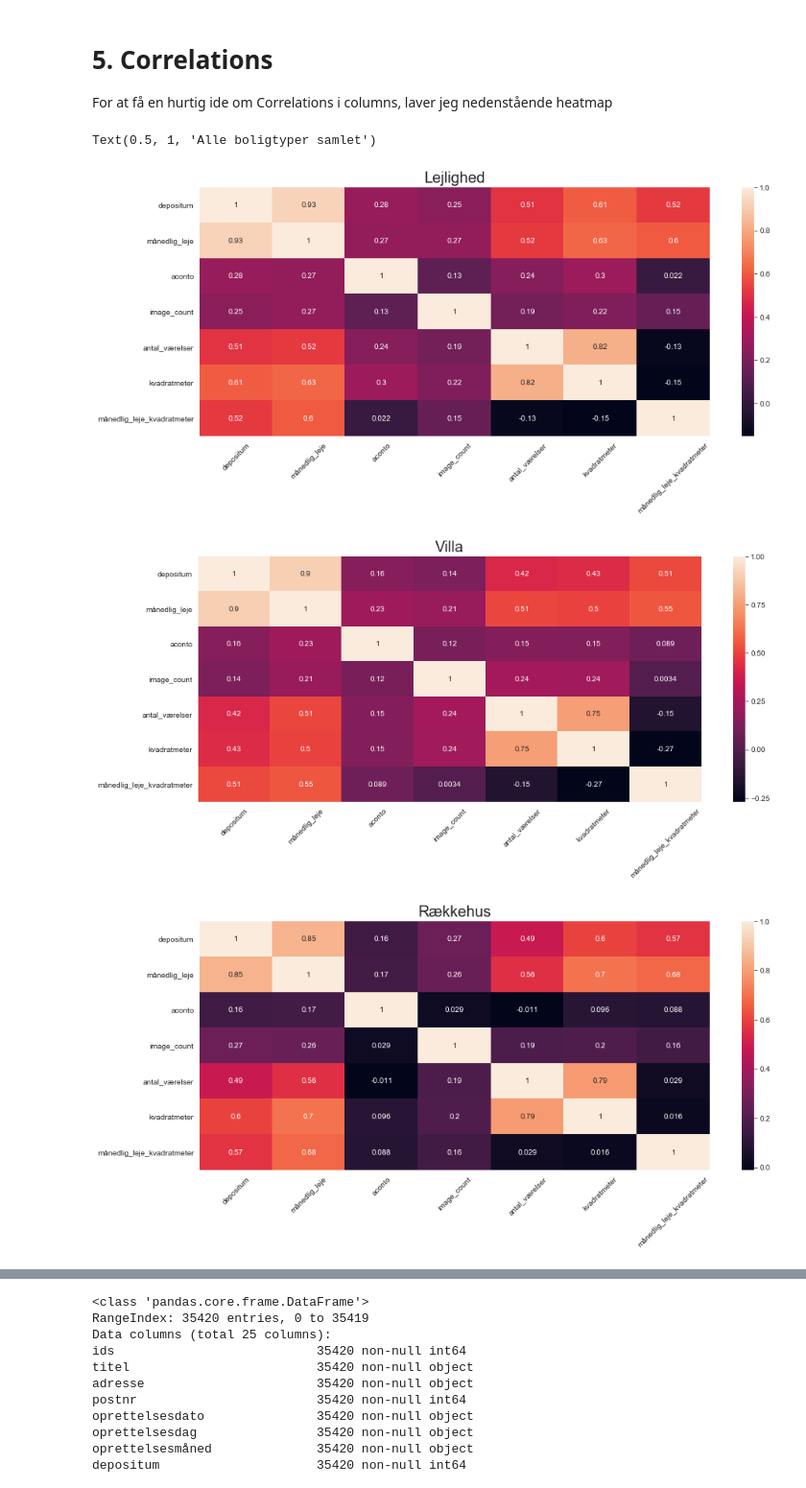
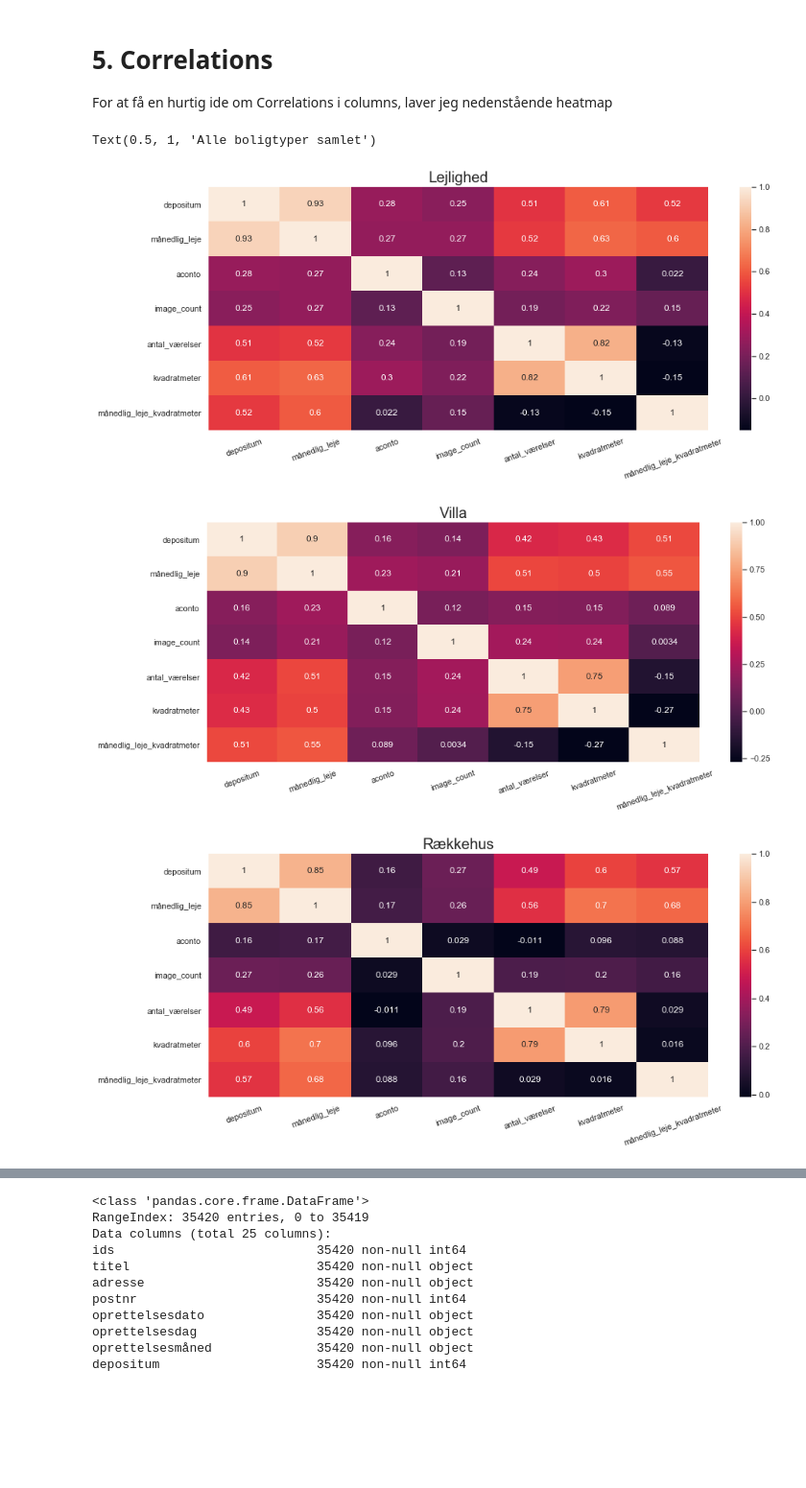
Before and after one commit to MadsJC/Bolig-site-analyse, a Jupyter notebook: PYTHON - Exploratory Data Analysis (EDA).ipynb, the cells around one changed output, grey strips where cells are left out. Shown: that part at 96% size. Saved outputs shown, nothing was run; the diff lists cells and outputs as text; code cells hidden in the pictures; blank space fills up the shorter version.

Commit message:
update to graphs

```diff
--- a/PYTHON - Exploratory Data Analysis (EDA).ipynb
+++ b/PYTHON - Exploratory Data Analysis (EDA).ipynb
@@ -30,6 +30,7 @@ warnings.simplefilter(action='ignore', category=RuntimeWarning)
 import matplotlib.pyplot as plt
 import seaborn as sns
 sns.set_style("whitegrid")
+sns.set(font_scale=1.0)
 import plotly.express as px
 import plotly.graph_objects as go
 # %%
@@ -87,11 +88,17 @@ Det har jeg valgt ikke at gøre her - men skal være opmærksom på, at 75% af a
 # %%
 def make_cat_plot(slt_category_x, slt_facet_col='boligtype'):
-    df_cat_plot = df.groupby([slt_facet_col, slt_category_x], as_index=False).count().rename(columns={'adresse':'Antal'})
-    fig_cat = px.bar(df_cat_plot, x=slt_category_x, y='Antal', title=f'Countplot per boligtype ({slt_category_x})',
-                     facet_col=slt_facet_col, facet_col_wrap=4)
-    return fig_cat.show(renderer='notebook_connected')
+    fig_cat = sns.catplot(x=slt_category_x, hue=slt_facet_col, col=slt_facet_col,
+                    data=df, kind="count",
+                    height=3, dodge=False)
+    plt.subplots_adjust(top=0.8)
+    fig_cat.fig.suptitle('Fordeling af ' + slt_category_x + ' per ' + slt_facet_col)
+    fig_cat.set_xticklabels(rotation=20)
 
-cat_plot_list = ['antal_værelser', 'møbleret', 'husdyr', 'status', 'lejeperiode', 'image_count']
+    return fig_cat
+
+
+
+cat_plot_list = ['antal_værelser', 'møbleret', 'husdyr', 'status', 'lejeperiode']
 
 for i in cat_plot_list:
     make_cat_plot(i)
@@ -298,25 +304,25 @@ For at få en hurtig ide om Correlations i columns, laver jeg nedenstående heat
 # %%
 corr_columns_of_interest = ['oprettelsesdato', 'oprettelsesdag',
        'oprettelsesmåned', 'depositum', 'boligtype', 'etage', 'møbleret',
        'delevenlig', 'husdyr', 'lejeperiode', 'overtagelsesdato',
        'månedlig_leje', 'aconto', 'status', 'image_count', 'antal_værelser',
        'kvadratmeter', 'månedlig_leje_kvadratmeter']
 
 
 #For hver boligtype
 for i in df['boligtype'].unique():
     fig, ax = plt.subplots(figsize=(15,6))
     sns.heatmap(df[df['boligtype'] == i][corr_columns_of_interest].corr(), annot=True, ax=ax)
-    plt.xticks(rotation=45)
+    plt.xticks(rotation=20)
     plt.title(i, fontsize=20)
 
 #Alle boligtyper samlet
 fig, ax = plt.subplots(figsize=(15,6))
 sns.heatmap(df[corr_columns_of_interest].corr(), annot=True, ax=ax)
-plt.xticks(rotation=45)
+plt.xticks(rotation=20)
 plt.title('Alle boligtyper samlet', fontsize=20)
 # %% [output]
 Text(0.5, 1, 'Alle boligtyper samlet')
-[figure, old version]
+[figure, new version]
-[figure, old version]
+[figure, new version]
-[figure, old version]
+[figure, new version]
```
Also changed, not shown: parts of 9 cells of this notebook.
